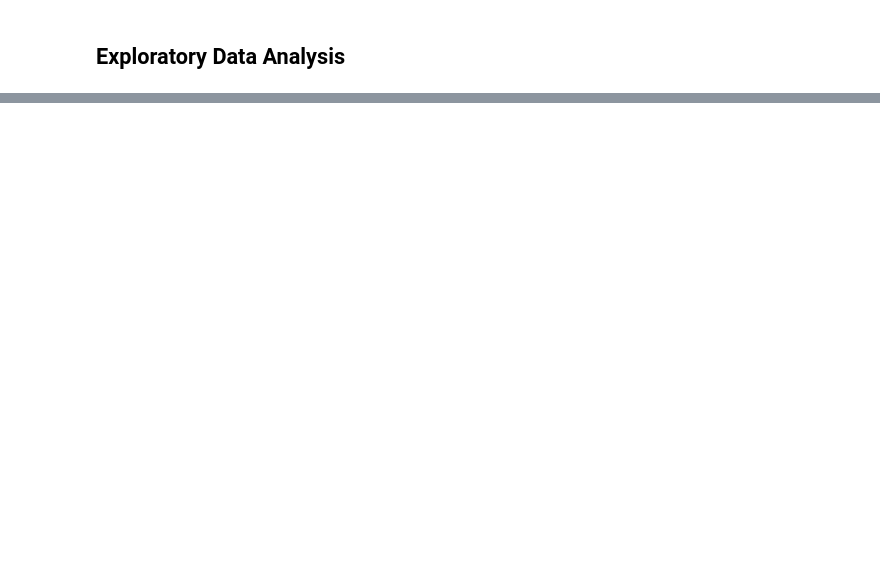
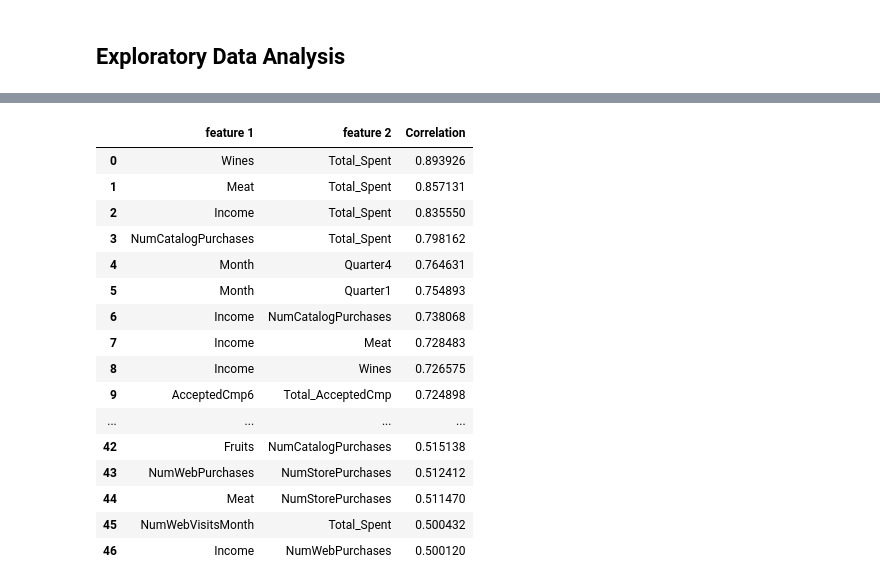
Before and after one commit to livia360/Capstone_project, a Jupyter notebook: 02_Exploratory_Data_Analysis.ipynb, the cells around one changed output, grey strips where cells are left out. Cells and saved outputs as stored; diff of their text form; code cells hidden in the pictures; blank space fills up the shorter version.

```diff
--- a/02_Exploratory_Data_Analysis.ipynb
+++ b/02_Exploratory_Data_Analysis.ipynb
@@ -504,0 +133,23 @@ but now we are predicting 68%!
+# %%
+c = corr.abs().unstack().drop_duplicates().reset_index()
+c = c.rename(columns={'level_0': 'feature 1', 'level_1': 'feature 2', 0: 'Correlation'})
+c = c.query('.5 <= Correlation < 1').sort_values(by = 'Correlation', ascending = False).reset_index(drop=True)
+c.style.background_gradient(cmap='Set1_r')
+# %% [output]
+|  | feature 1 | feature 2 | Correlation |
+| 0 | Wines | Total_Spent | 0.893926 |
+| 1 | Meat | Total_Spent | 0.857131 |
+| 2 | Income | Total_Spent | 0.835550 |
+| 3 | NumCatalogPurchases | Total_Spent | 0.798162 |
+| 4 | Month | Quarter4 | 0.764631 |
+| 5 | Month | Quarter1 | 0.754893 |
+| 6 | Income | NumCatalogPurchases | 0.738068 |
+| 7 | Income | Meat | 0.728483 |
+| 8 | Income | Wines | 0.726575 |
+| 9 | AcceptedCmp6 | Total_AcceptedCmp | 0.724898 |
+| ... | ... | ... | ... |
+| 42 | Fruits | NumCatalogPurchases | 0.515138 |
+| 43 | NumWebPurchases | NumStorePurchases | 0.512412 |
+| 44 | Meat | NumStorePurchases | 0.511470 |
+| 45 | NumWebVisitsMonth | Total_Spent | 0.500432 |
+| 46 | Income | NumWebPurchases | 0.500120 |
```
Also changed, not shown: parts of 91 cells of this notebook.
